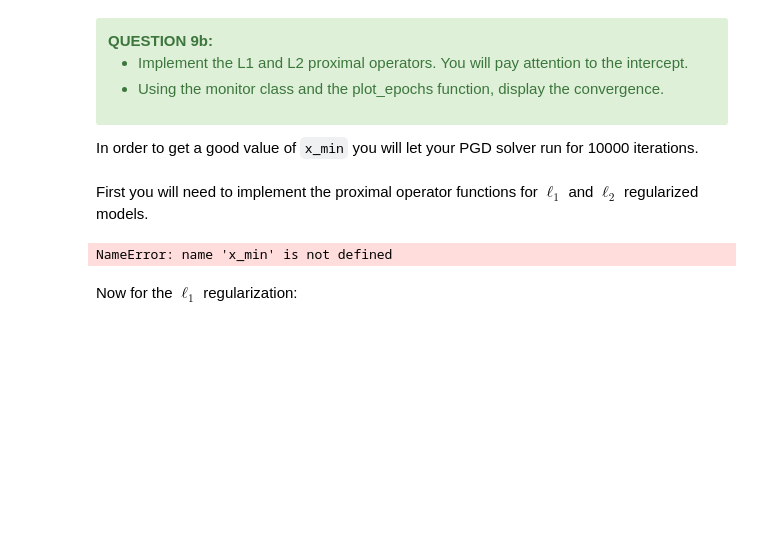
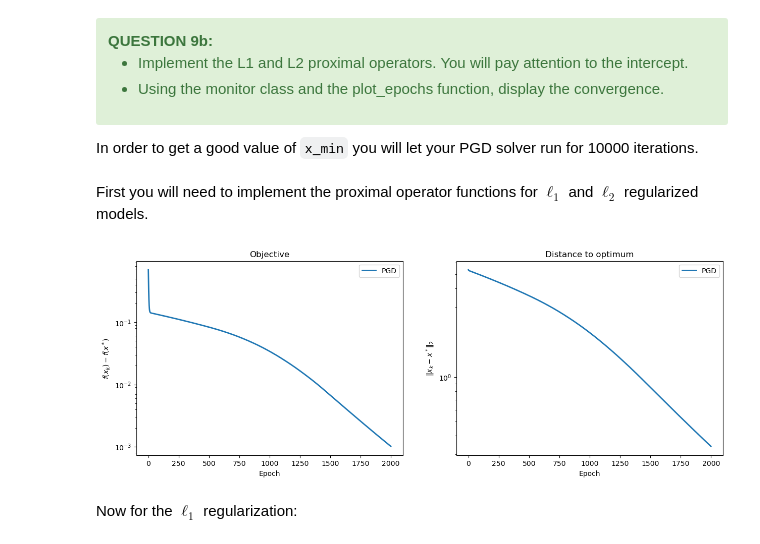
Before and after one commit to sol-dnn/robust_regression_optimization, a Jupyter notebook: project_m2_optim_data_science_2024-2025_huber.ipynb, the cells around one changed output. Cells and saved outputs as stored; diff of their text form; code cells hidden in the pictures; blank space fills up the shorter version.

```diff
--- a/project_m2_optim_data_science_2024-2025_huber.ipynb
+++ b/project_m2_optim_data_science_2024-2025_huber.ipynb
@@ -678,8 +695,8 @@ def pgd(x_init, grad, prox, step, n_iter=100, store_every=1,
     x_list = []
     for i in range(n_iter):
         ### TODO
-        x -= step * grad(x)
-        x = prox(x, reg=step)
+        x -= step * grad(x, *grad_args)
+        x = prox(x, *prox_args)
         ### END TODO
         if i % store_every == 0:
             x_list.append(x.copy())
@@ -703,16 +720,18 @@ First you will need to implement the proximal operator functions for $\ell_1$ an
 # %%
 def prox_R2(params, reg=1.):
     # TODO
-    params[1:] = params[1:] / (1 + 2 * reg)
+    modified_params = params.copy()
+    modified_params[1:] = params[1:] / (1 + 2 * reg)
     # END TODO
-    return params
+    return modified_params
 
 
 def prox_R1(params, reg=1.):
     # TODO
-    params[1:] = np.sign(params[1:]) * np.maximum(np.abs(params[1:]) - reg, 0)
+    modified_params = params.copy()
+    modified_params[1:] = np.sign(params[1:]) * np.maximum(np.abs(params[1:]) - reg, 0)
     # END TODO
-    return params
+    return modified_params
 
 
 def prox_l2(params, step, lbda):
@@ -724,30 +743,58 @@ def prox_l1(params, step, lbda):
 # %%
 # Generate bigger data
 X, y = make_regression(n_samples=500, n_features=100, random_state=0,
                        noise=4.0, bias=10.0)
 n_samples, n_features = X.shape
 
 # Set initial values of parameters to optimize
 x_init = np.zeros(n_features + 1)
 x_init[0] = np.mean(y)
 n_iter = 2000
 lbda = 1.
 epsilon = 1.
 
 # TODO
-x_min = pgd(x_init, grad, prox, step, n_iter=100, store_every=1, grad_args=(), prox_args=())
+def grad_huber_loss(params, X, y, epsilon=epsilon):
+    """Compute the gradient of the Huber loss wrt the parameters.
+
+    Parameters
+    ----------
+    params : array, shape (n_parameters,)
+        Parameters of the optimization problem.
+    X : array, shape (n_sample, n_features)
+        Features of the optimization problem.
+    y : array, shape (n_sample,)
+        Target of the optimization problem.
+
+    Returns
+    -------
+    grad : array, shape (n_parameters,)
+        Gradient of Huber loss wrt the parameters.
+    """
+    w = params[1:]
+    b = params[0]
+    huber_grad_residuals = huber_grad(y - np.dot(X, w) - b, epsilon=epsilon)
+
+    grad_b = -np.mean(huber_grad_residuals)
+    grad_w = -np.dot(X.T, huber_grad_residuals) / X.shape[0]
+
+    grad = np.concatenate(([grad_b], grad_w))
+    return grad
+
+step = 0.1 # to change
+x_min, _ = pgd(x_init, grad_huber_loss, prox_l2, step, n_iter=10000, store_every=1, grad_args=(X, y, epsilon), prox_args=(step, lbda))
 # END TODO
 
 # Run PGD
 monitor_pgd_l2 = monitor(pgd, pobj_l2, x_min, args=(X, y, lbda, epsilon))
 monitor_pgd_l2.run(x_init, grad_huber_loss, prox_l2, step, n_iter,
-                   grad_args=(X, y, epsilon), prox_args=(lbda,))
+                   grad_args=(X, y, epsilon), prox_args=(lbda, step))
 
 monitors = [monitor_pgd_l2]
 solvers = ["PGD"]
 plot_epochs(monitors, solvers)
 # %% [output]
-NameError: name 'x_min' is not defined
+[figure, added]
 # %% [markdown]
 Now for the $\ell_1$ regularization:
 # %%
```
Also changed, not shown: parts of 17 cells of this notebook.
